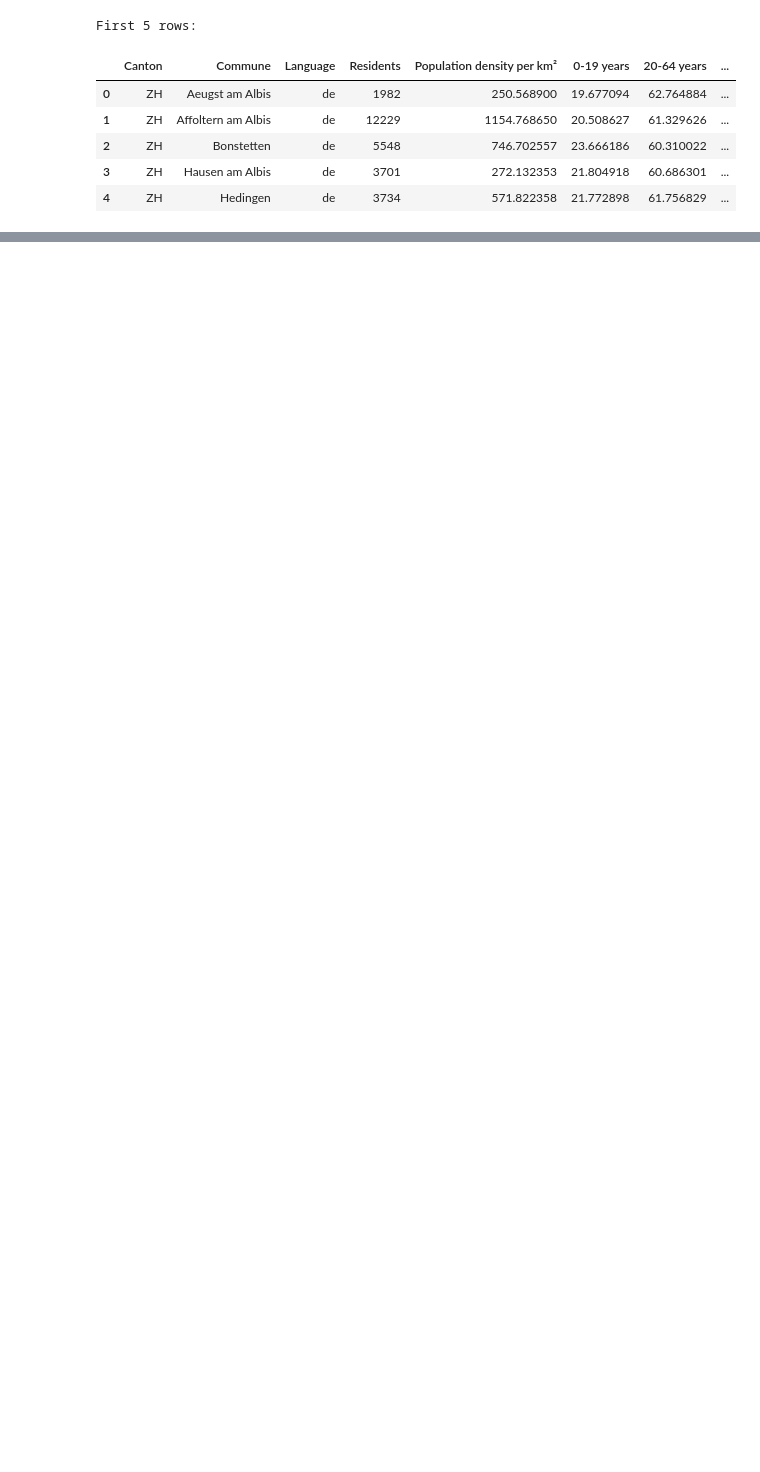
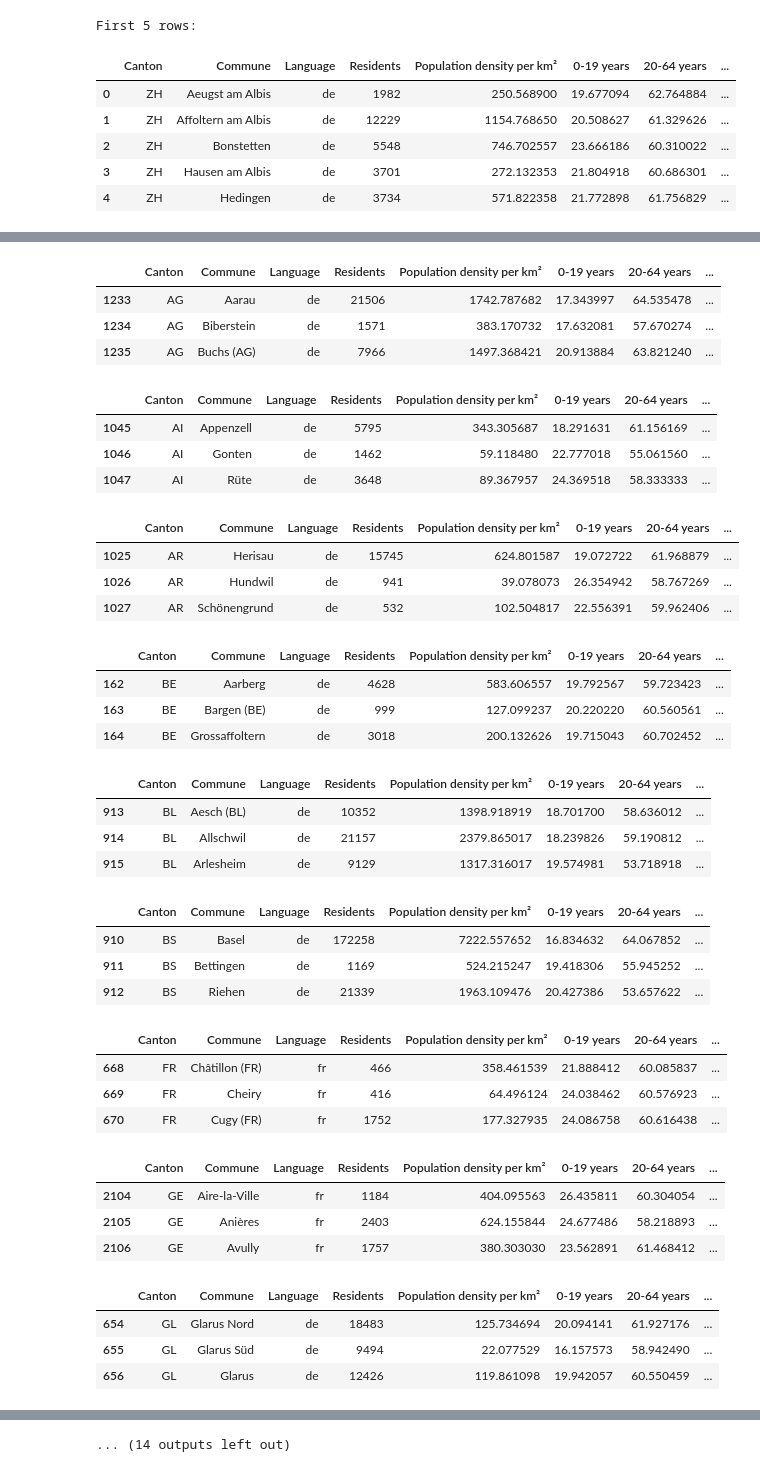
Before and after one commit to mamefatylo/EPFL_swiss_communes_project, a Jupyter notebook: communes_solution.ipynb, the cells around one changed output, grey strips where cells are left out. Drawn from its saved outputs; the diff is of its cells as text; code cells hidden in the pictures; blank space fills up the shorter version.

```diff
--- a/communes_solution.ipynb
+++ b/communes_solution.ipynb
@@ -153,0 +468,43 @@ Dataset shape after dropping missing values: (2191, 17)
+# %%
+for canton, communes_in_canton in df.groupby('Canton'):
+    communes_in_canton.to_csv(f'{canton}.csv', index=False)
+
+    # show first 3 rows for each canton
+    display(communes_in_canton.head(3))
+# %% [output]
+|  | Canton | Commune | Language | Residents | Population density per km² | 0-19 years | 20-64 years | ... |
+| 1233 | AG | Aarau | de | 21506 | 1742.787682 | 17.343997 | 64.535478 | ... |
+| 1234 | AG | Biberstein | de | 1571 | 383.170732 | 17.632081 | 57.670274 | ... |
+| 1235 | AG | Buchs (AG) | de | 7966 | 1497.368421 | 20.913884 | 63.821240 | ... |
+|  | Canton | Commune | Language | Residents | Population density per km² | 0-19 years | 20-64 years | ... |
+| 1045 | AI | Appenzell | de | 5795 | 343.305687 | 18.291631 | 61.156169 | ... |
+| 1046 | AI | Gonten | de | 1462 | 59.118480 | 22.777018 | 55.061560 | ... |
+| 1047 | AI | Rüte | de | 3648 | 89.367957 | 24.369518 | 58.333333 | ... |
+|  | Canton | Commune | Language | Residents | Population density per km² | 0-19 years | 20-64 years | ... |
+| 1025 | AR | Herisau | de | 15745 | 624.801587 | 19.072722 | 61.968879 | ... |
+| 1026 | AR | Hundwil | de | 941 | 39.078073 | 26.354942 | 58.767269 | ... |
+| 1027 | AR | Schönengrund | de | 532 | 102.504817 | 22.556391 | 59.962406 | ... |
+|  | Canton | Commune | Language | Residents | Population density per km² | 0-19 years | 20-64 years | ... |
+| 162 | BE | Aarberg | de | 4628 | 583.606557 | 19.792567 | 59.723423 | ... |
+| 163 | BE | Bargen (BE) | de | 999 | 127.099237 | 20.220220 | 60.560561 | ... |
+| 164 | BE | Grossaffoltern | de | 3018 | 200.132626 | 19.715043 | 60.702452 | ... |
+|  | Canton | Commune | Language | Residents | Population density per km² | 0-19 years | 20-64 years | ... |
+| 913 | BL | Aesch (BL) | de | 10352 | 1398.918919 | 18.701700 | 58.636012 | ... |
+| 914 | BL | Allschwil | de | 21157 | 2379.865017 | 18.239826 | 59.190812 | ... |
+| 915 | BL | Arlesheim | de | 9129 | 1317.316017 | 19.574981 | 53.718918 | ... |
+|  | Canton | Commune | Language | Residents | Population density per km² | 0-19 years | 20-64 years | ... |
+| 910 | BS | Basel | de | 172258 | 7222.557652 | 16.834632 | 64.067852 | ... |
+| 911 | BS | Bettingen | de | 1169 | 524.215247 | 19.418306 | 55.945252 | ... |
+| 912 | BS | Riehen | de | 21339 | 1963.109476 | 20.427386 | 53.657622 | ... |
+|  | Canton | Commune | Language | Residents | Population density per km² | 0-19 years | 20-64 years | ... |
+| 668 | FR | Châtillon (FR) | fr | 466 | 358.461539 | 21.888412 | 60.085837 | ... |
+| 669 | FR | Cheiry | fr | 416 | 64.496124 | 24.038462 | 60.576923 | ... |
+| 670 | FR | Cugy (FR) | fr | 1752 | 177.327935 | 24.086758 | 60.616438 | ... |
+|  | Canton | Commune | Language | Residents | Population density per km² | 0-19 years | 20-64 years | ... |
+| 2104 | GE | Aire-la-Ville | fr | 1184 | 404.095563 | 26.435811 | 60.304054 | ... |
+| 2105 | GE | Anières | fr | 2403 | 624.155844 | 24.677486 | 58.218893 | ... |
+| 2106 | GE | Avully | fr | 1757 | 380.303030 | 23.562891 | 61.468412 | ... |
+|  | Canton | Commune | Language | Residents | Population density per km² | 0-19 years | 20-64 years | ... |
+| 654 | GL | Glarus Nord | de | 18483 | 125.734694 | 20.094141 | 61.927176 | ... |
+| 655 | GL | Glarus Süd | de | 9494 | 22.077529 | 16.157573 | 58.942490 | ... |
+| 656 | GL | Glarus | de | 12426 | 119.861098 | 19.942057 | 60.550459 | ... |
@@ -153,0 +523 @@ Dataset shape after dropping missing values: (2191, 17)
+... (14 outputs left out)
```
Also changed, not shown: parts of 56 cells of this notebook.
